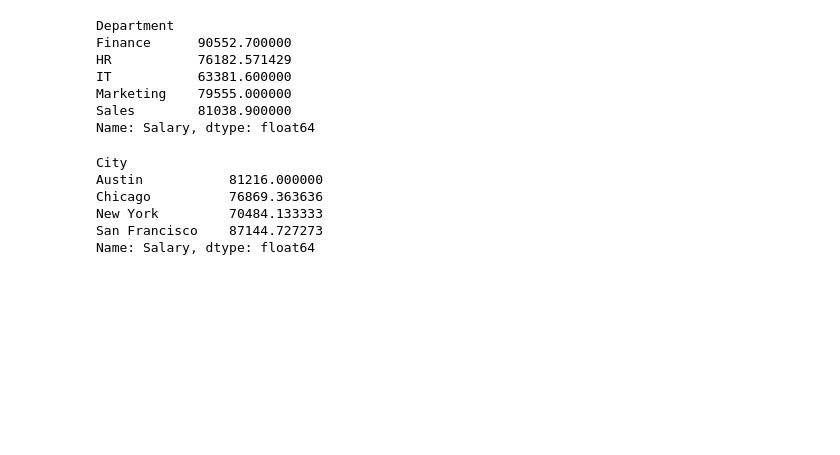
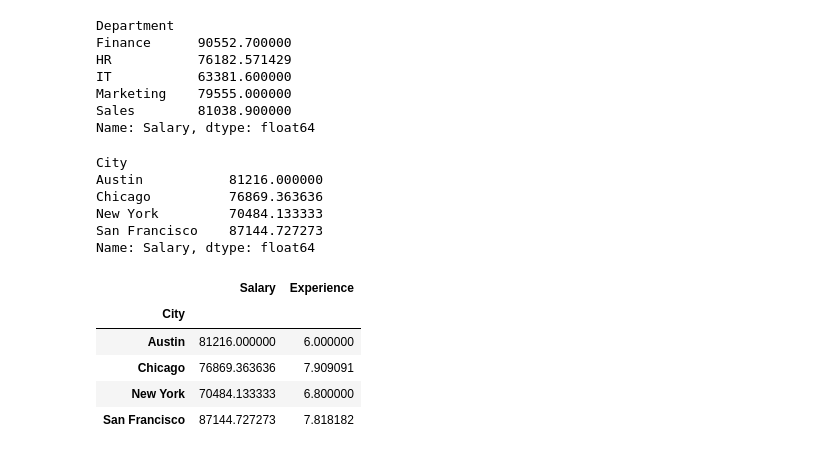
Before and after one commit to berkiskitoglu/Machine-Learning-Studies, a Jupyter notebook: 02-DataScience/06-DataFrameOperations.ipynb, the cells around one changed output. Saved outputs shown, nothing was run; the diff lists cells and outputs as text; code cells hidden in the pictures; blank space fills up the shorter version.

```diff
--- a/02-DataScience/06-DataFrameOperations.ipynb
+++ b/02-DataScience/06-DataFrameOperations.ipynb
@@ -380,4 +380,11 @@ New York         70484.133333
 San Francisco    87144.727273
 Name: Salary, dtype: float64
 # %%
-df_grouped_city[['Salary'].mean()
+df_grouped_city[['Salary','Experience']].mean()
+# %% [output]
+|  | Salary | Experience |
+| City |  |  |
+| Austin | 81216.000000 | 6.000000 |
+| Chicago | 76869.363636 | 7.909091 |
+| New York | 70484.133333 | 6.800000 |
+| San Francisco | 87144.727273 | 7.818182 |
```
Also changed, not shown: 1 other file.
